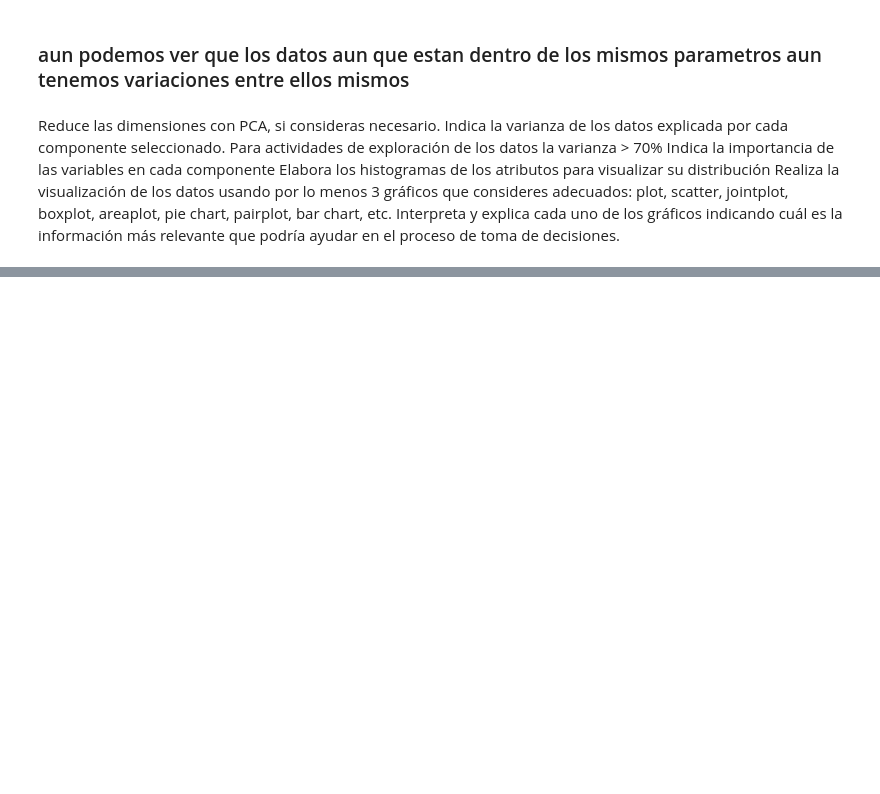
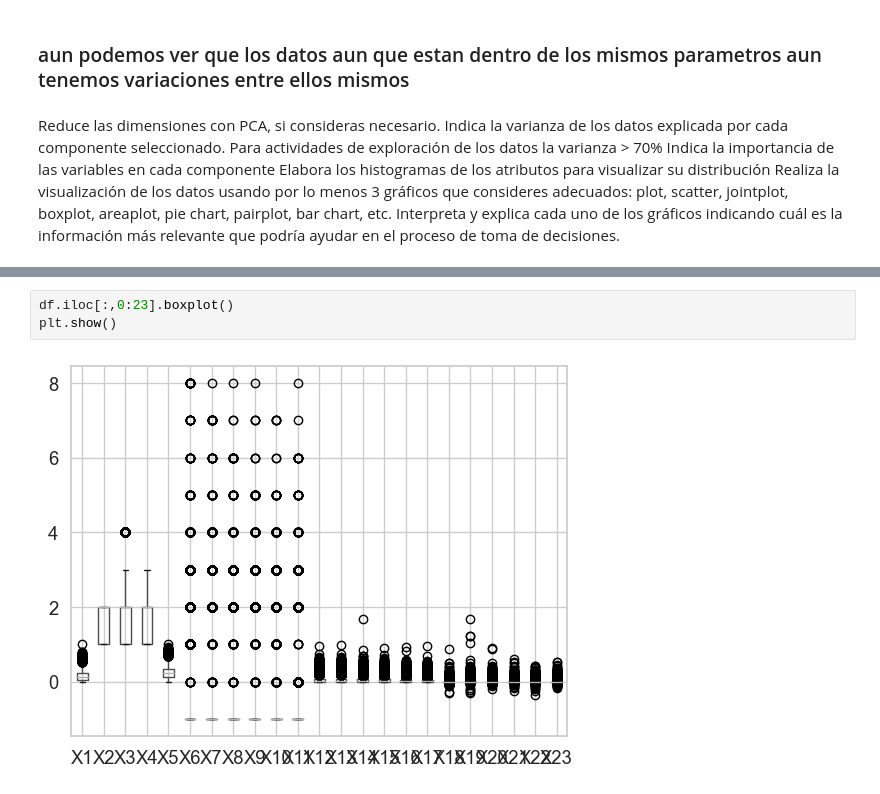
Before and after one commit to PosgradoMNA/actividades-de-aprendizaje-Rodrigo-Rodriguez-Rodriguez, a Jupyter notebook: Actividad6/Actividad 6 Visualizacion de Datos.ipynb, the cells around one changed output, grey strips where cells are left out. Saved outputs shown, nothing was run; the diff lists cells and outputs as text; blank space fills up the shorter version.

```diff
--- a/Actividad6/Actividad 6 Visualizacion de Datos.ipynb
+++ b/Actividad6/Actividad 6 Visualizacion de Datos.ipynb
@@ -523,0 +609,5 @@ Interpreta y explica cada uno de los gráficos indicando cuál es la informació
+# %%
+df.iloc[:,0:23].boxplot()
+plt.show()
+# %% [output]
+[figure, added]
```
Also changed, not shown: parts of 58 cells of this notebook, 3 other files.
